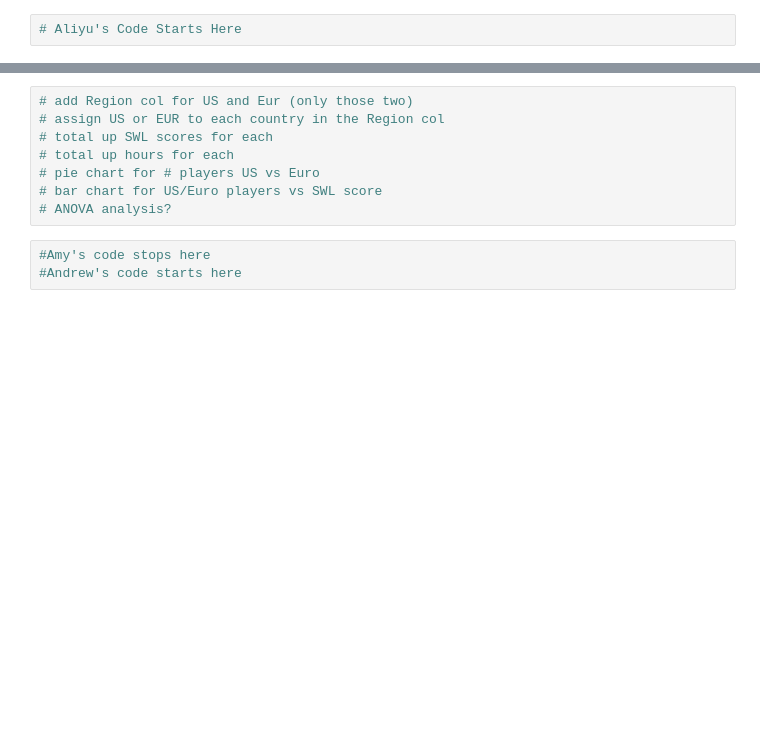
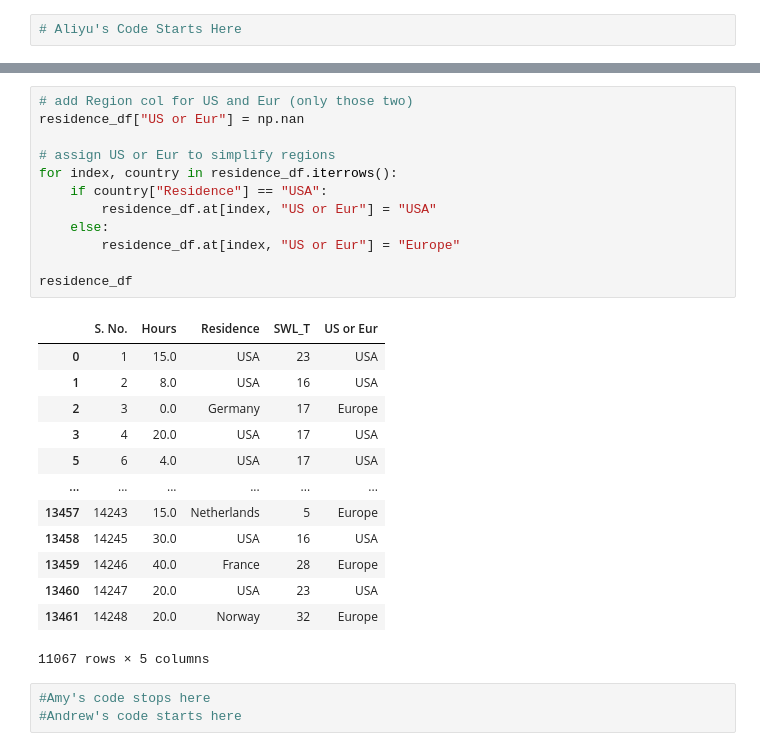
Before and after one commit to annabitzer/Project-1---Group-9, a Jupyter notebook: Data Cleaning.ipynb, the cells around one changed output, grey strips where cells are left out. Drawn from its saved outputs; the diff is of its cells as text; blank space fills up the shorter version.

```diff
--- a/Data Cleaning.ipynb
+++ b/Data Cleaning.ipynb
@@ -87,11 +128,29 @@ residence_df
 # %%
 # add Region col for US and Eur (only those two)
-# assign US or EUR to each country in the Region col
-# total up SWL scores for each
-# total up hours for each
-# pie chart for # players US vs Euro
-# bar chart for US/Euro players vs SWL score
-# ANOVA analysis?
+residence_df["US or Eur"] = np.nan
+
+# assign US or Eur to simplify regions
+for index, country in residence_df.iterrows():
+    if country["Residence"] == "USA":
+        residence_df.at[index, "US or Eur"] = "USA"
+    else:
+        residence_df.at[index, "US or Eur"] = "Europe"
+
+residence_df
+# %% [output]
+|  | S. No. | Hours | Residence | SWL_T | US or Eur |
+| 0 | 1 | 15.0 | USA | 23 | USA |
+| 1 | 2 | 8.0 | USA | 16 | USA |
+| 2 | 3 | 0.0 | Germany | 17 | Europe |
+| 3 | 4 | 20.0 | USA | 17 | USA |
+| 5 | 6 | 4.0 | USA | 17 | USA |
+| ... | ... | ... | ... | ... | ... |
+| 13457 | 14243 | 15.0 | Netherlands | 5 | Europe |
+| 13458 | 14245 | 30.0 | USA | 16 | USA |
+| 13459 | 14246 | 40.0 | France | 28 | Europe |
+| 13460 | 14247 | 20.0 | USA | 23 | USA |
+| 13461 | 14248 | 20.0 | Norway | 32 | Europe |
+11067 rows × 5 columns
 # %%
 #Amy's code stops here
 #Andrew's code starts here
```
Also changed, not shown: parts of 6 cells of this notebook, 1 other file.
